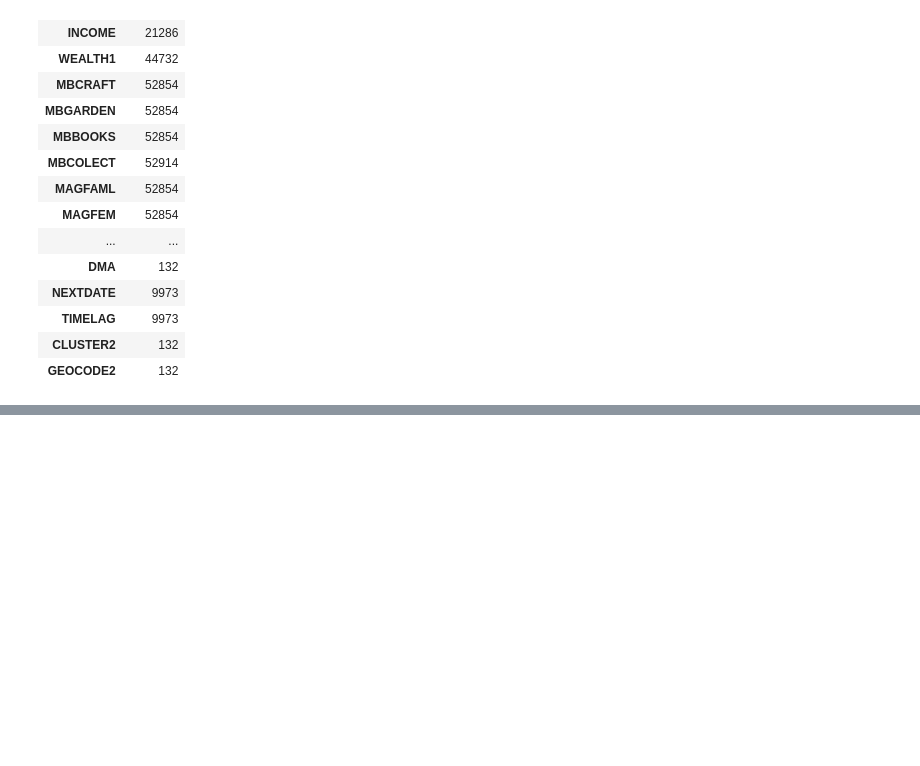
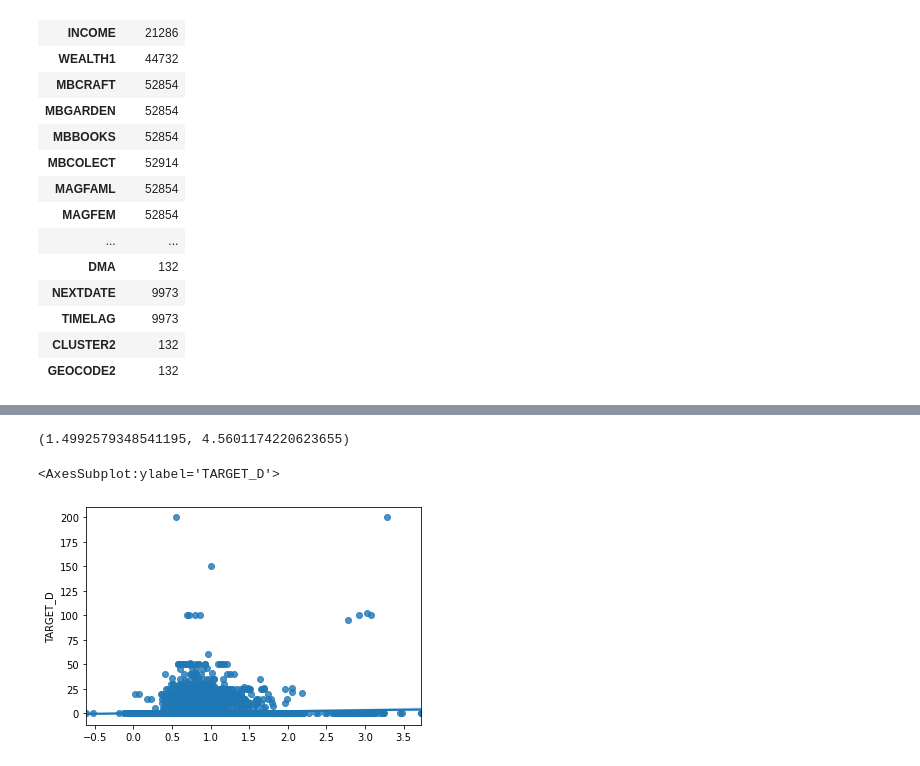
Before and after one commit to KHawk89/unit7_case_study, a Jupyter notebook: hfa_case_study_flo.ipynb, the cells around one changed output, grey strips where cells are left out. Saved outputs shown, nothing was run; the diff lists cells and outputs as text; code cells hidden in the pictures; blank space fills up the shorter version.

```diff
--- a/hfa_case_study_flo.ipynb
+++ b/hfa_case_study_flo.ipynb
@@ -188,0 +409,8 @@ null_tk
+# %%
+# trying a dimension reduction via Factor Analysis. I chose 25 Features. Processing was quite fast.
+print(datetime.now())
+from sklearn.decomposition import FactorAnalysis
+transformer = FactorAnalysis(n_components=25, random_state=0)
+X_transformed = transformer.fit_transform(X)
+
+print(datetime.now())
@@ -188,0 +424,7 @@ null_tk
+# %%
+X_train, X_test, y_train, y_test = train_test_split(X_transformed, y, test_size=0.3, random_state=42)
+print(datetime.now())
+model = LinearRegression()
+model.fit(X_train,y_train)
+model.score(X_test,y_test)
+print(datetime.now())
@@ -188,0 +434,12 @@ null_tk
+# %%
+preds = model.predict(X_test)
+mae = mean_absolute_error(y_test, preds)
+mse = mean_squared_error(y_test, preds, squared=False)
+mae, mse
+# %% [output]
+(1.4992579348541195, 4.5601174220623655)
+# %%
+sns.regplot(preds, y_test)
+# %% [output]
+<AxesSubplot:ylabel='TARGET_D'>
+[figure, added]
```
Also changed, not shown: parts of 47 cells of this notebook.
